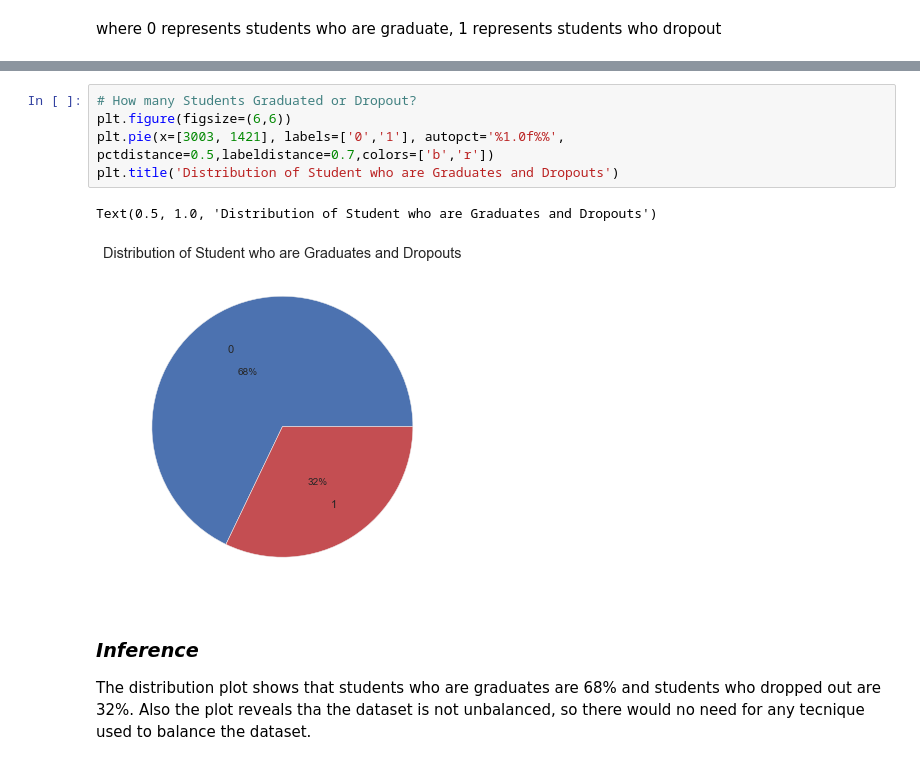
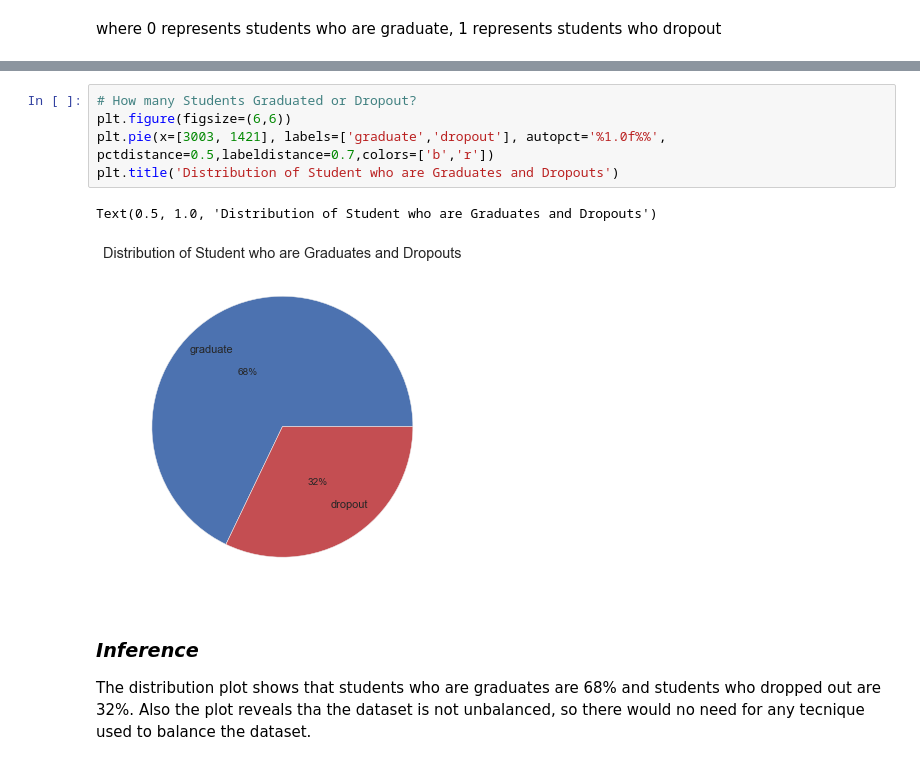
Before and after one commit to joyjoseph/Predicting-Student-Academic-Performance, a Jupyter notebook: Student_Performance.ipynb, the cells around one changed output, grey strips where cells are left out. Cells and saved outputs as stored; diff of their text form.

```diff
--- a/Student_Performance.ipynb
+++ b/Student_Performance.ipynb
@@ -287,11 +305,11 @@ where 0 represents students who are graduate, 1 represents students who dropout
 # %%
 # How many Students Graduated or Dropout?
 plt.figure(figsize=(6,6))
-plt.pie(x=[3003, 1421], labels=['0','1'], autopct='%1.0f%%', pctdistance=0.5,labeldistance=0.7,colors=['b','r'])
+plt.pie(x=[3003, 1421], labels=['graduate','dropout'], autopct='%1.0f%%', pctdistance=0.5,labeldistance=0.7,colors=['b','r'])
 plt.title('Distribution of Student who are Graduates and Dropouts')
 # %% [output]
 Text(0.5, 1.0, 'Distribution of Student who are Graduates and Dropouts')
-[figure, old version]
+[figure, new version]
 # %% [markdown]
 ### *Inference*
 
```
Also changed, not shown: parts of 91 cells of this notebook, 3 other files.
